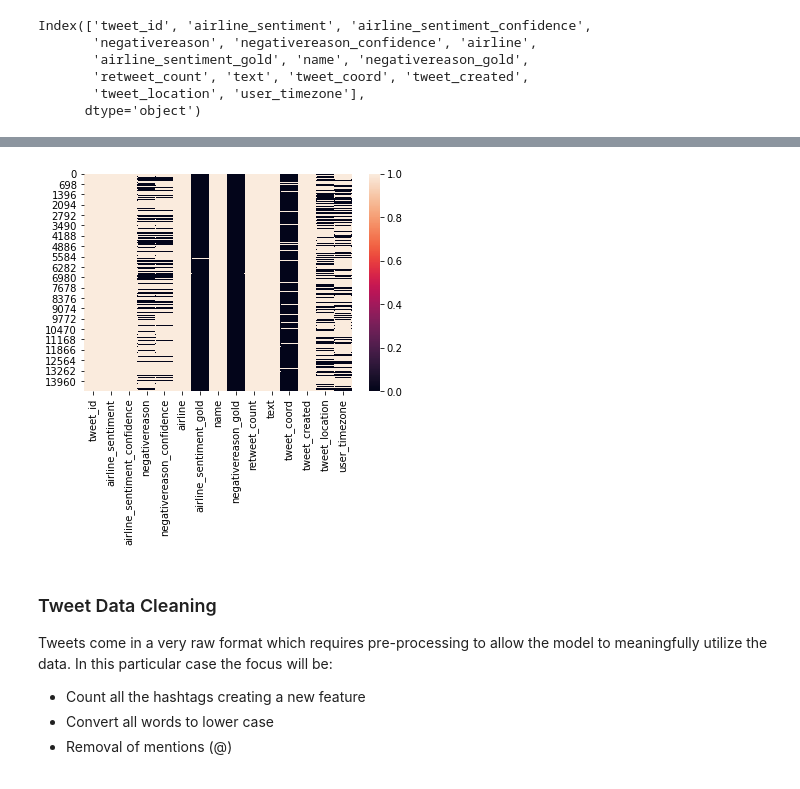
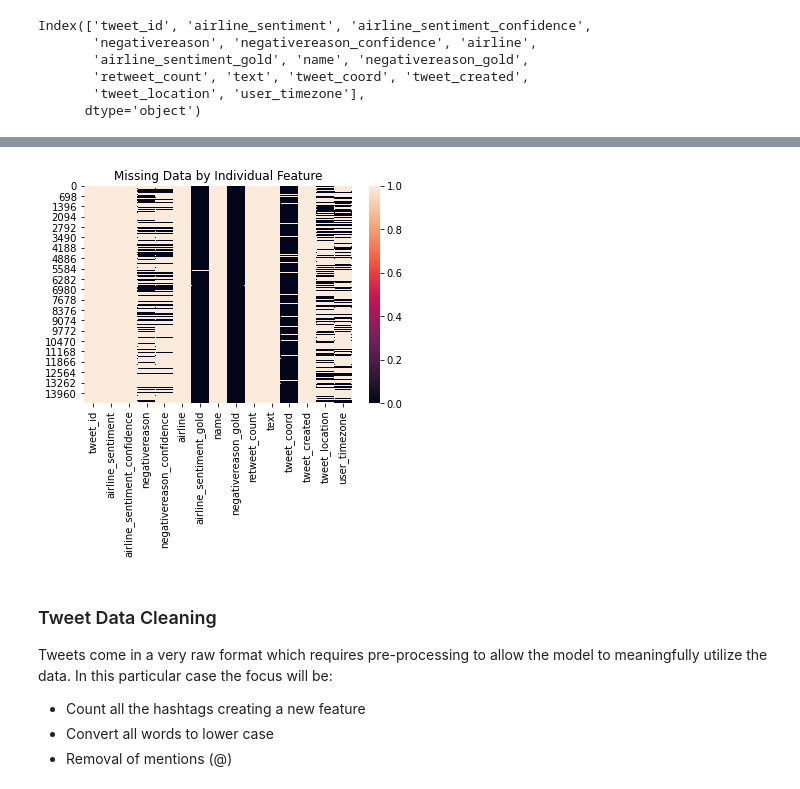
Before and after one commit to mewiebe/Airline_Tweets, a Jupyter notebook: notebooks/01_data_wrangling.ipynb, the cells around one changed output, grey strips where cells are left out. Saved outputs shown, nothing was run; the diff lists cells and outputs as text; code cells hidden in the pictures.

```diff
--- a/notebooks/01_data_wrangling.ipynb
+++ b/notebooks/01_data_wrangling.ipynb
@@ -53,9 +51,10 @@ tweets.describe(include =["O"])
 | freq | 9178 | 2910 | 3822 | 32 | 63 | 12 | ... |
 # %%
 sns.heatmap(~tweets.isna())
+plt.title('Missing Data by Individual Feature')
 plt.show()
 # %% [output]
-[figure, old version]
+[figure, new version]
 # %% [markdown]
 ### Tweet Data Cleaning
 Tweets come in a very raw format which requires pre-processing to allow the model to meaningfully utilize the data. In this particular case the focus will be:
```
Also changed, not shown: parts of 9 cells of this notebook.
